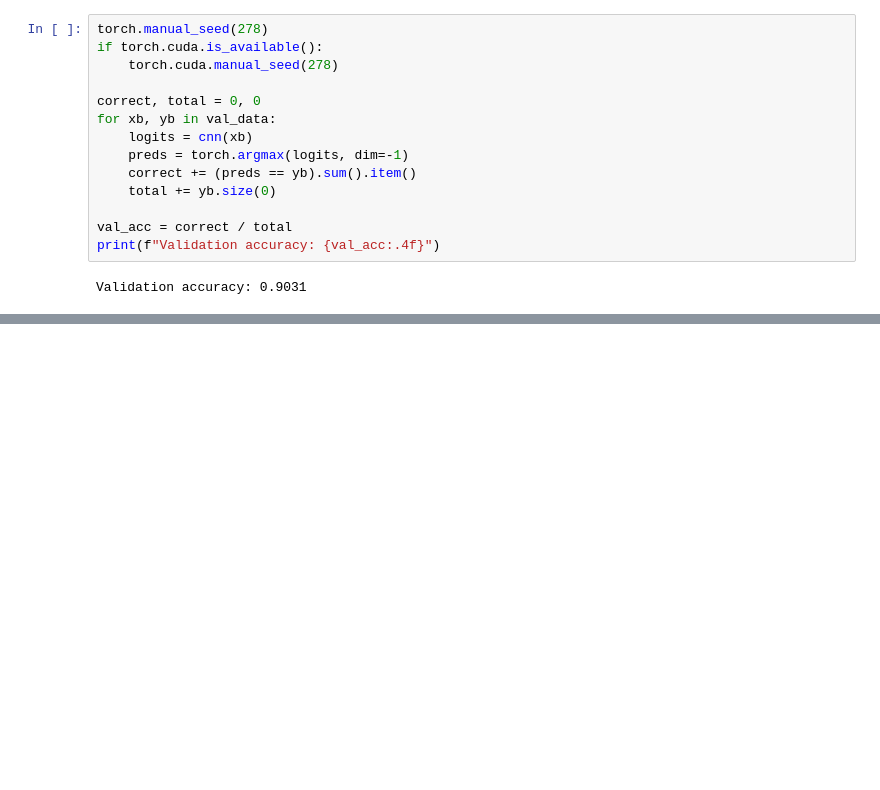
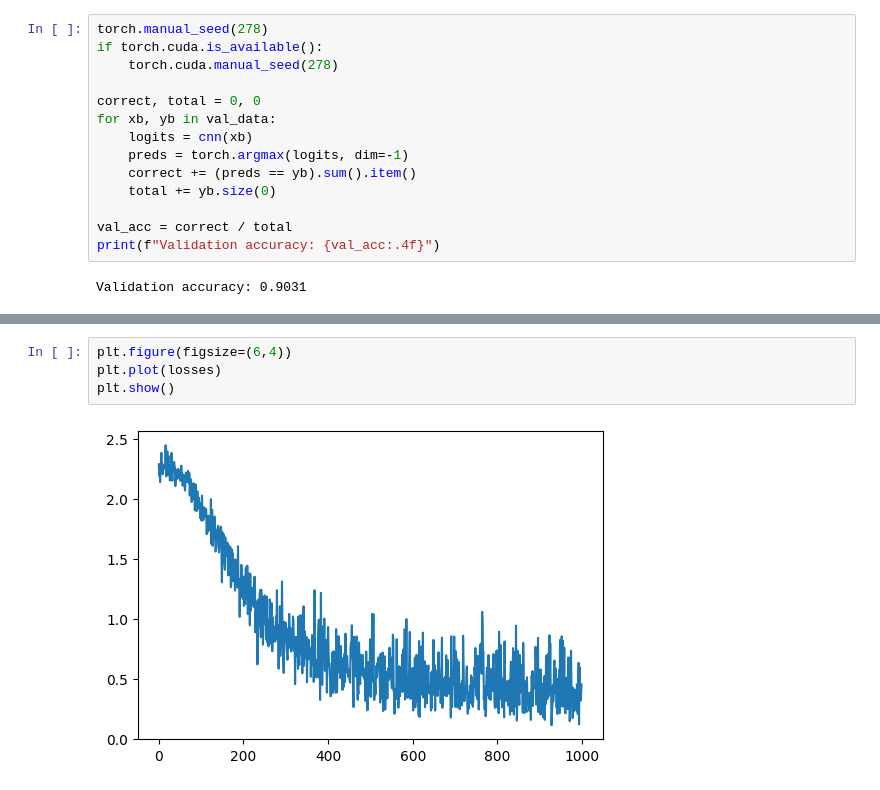
Before and after one commit to samitha278/miniVGG, a Jupyter notebook: build2_vgg.ipynb, the cells around one changed output, grey strips where cells are left out. Saved outputs shown, nothing was run; the diff lists cells and outputs as text; blank space fills up the shorter version.

```diff
--- a/build2_vgg.ipynb
+++ b/build2_vgg.ipynb
@@ -401,0 +506,6 @@ Validation accuracy: 0.9031
+# %%
+plt.figure(figsize=(6,4))
+plt.plot(losses)
+plt.show()
+# %% [output]
+[figure, added]
```
Also changed, not shown: parts of 7 cells of this notebook.
